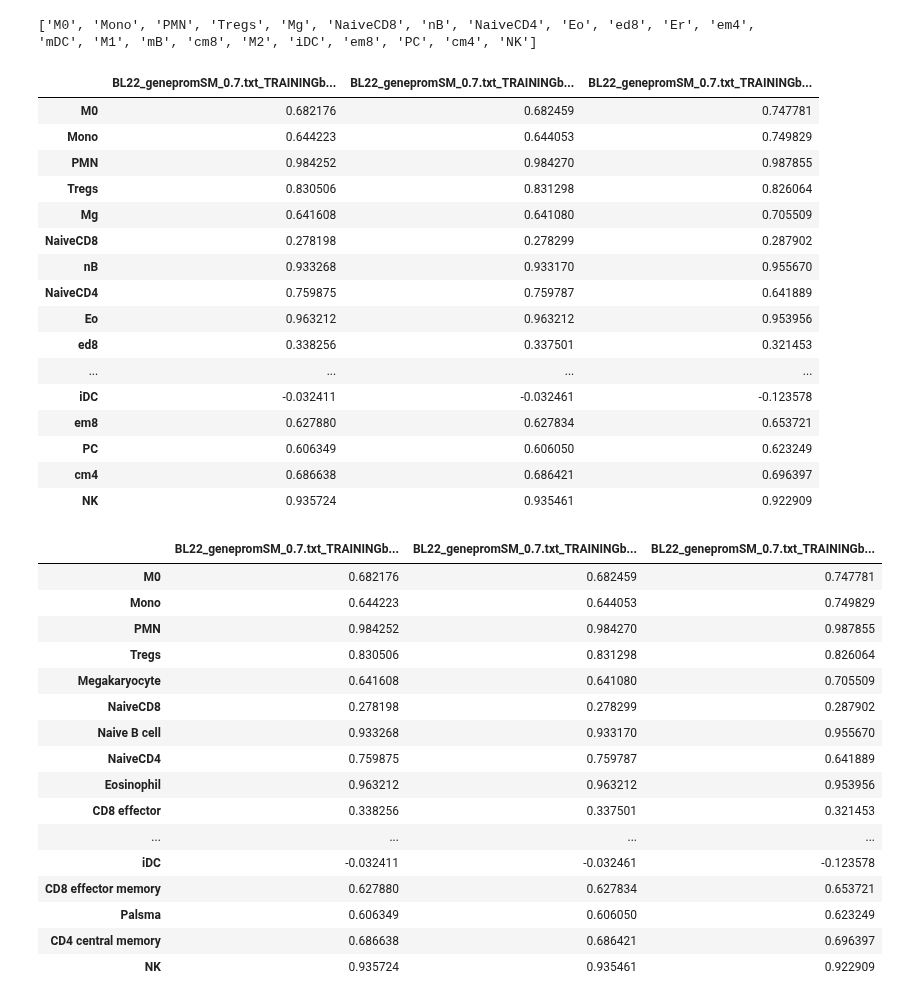
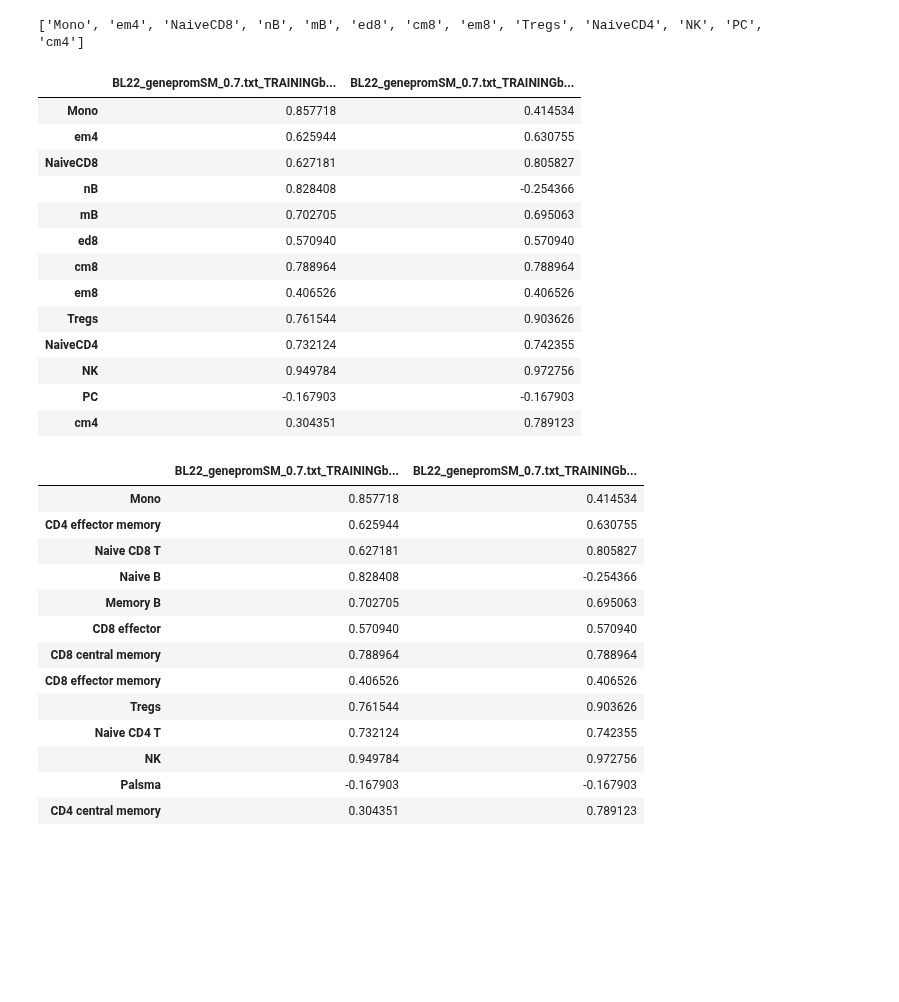
Before and after one commit to Irfanwustl/Research_code, a Jupyter notebook: Bilge/methodsummary/method_correlation_new_cellrenamed.ipynb, the cells around one changed output. Saved outputs shown, nothing was run; the diff lists cells and outputs as text; code cells hidden in the pictures; blank space fills up the shorter version.

```diff
--- a/Bilge/methodsummary/method_correlation_new_cellrenamed.ipynb
+++ b/Bilge/methodsummary/method_correlation_new_cellrenamed.ipynb
@@ -7,7 +7,7 @@ import os
 from scipy.stats.mstats import pearsonr, spearmanr
 # %%
 subset = False
-fol = '/Users/irffanalahi/Research/Research_update/SoftRD/largerEXP/BL22genepromdelta.7/insilico/testing/Performance_withbestref/towardscorr/NOwcorr/perctcorr/try1'
+fol = '/Users/irffanalahi/Research/Research_update/SoftRD/largerEXP/BL22genepromdelta.7/Realdata/corr/Morecelltypes/perct_corr/try2_formethod_summary'
 
 files = os.listdir(fol)
 
@@ -54,7 +54,7 @@ for col in columns:
 columns = new_columns
 print(columns)
 # %% [output]
-['M0', 'Mono', 'PMN', 'Tregs', 'Mg', 'NaiveCD8', 'nB', 'NaiveCD4', 'Eo', 'ed8', 'Er', 'em4', 'mDC', 'M1', 'mB', 'cm8', 'M2', 'iDC', 'em8', 'PC', 'cm4', 'NK']
+['Mono', 'em4', 'NaiveCD8', 'nB', 'mB', 'ed8', 'cm8', 'em8', 'Tregs', 'NaiveCD4', 'NK', 'PC', 'cm4']
 # %%
 def generate_df_dic(correlation, dfs, columns):
     df_corr = {}
@@ -78,42 +78,36 @@ df_pearson = pd.DataFrame.from_dict(df_pearson_dic, orient='index', columns = fi
 df_spearman = pd.DataFrame.from_dict(df_spearman_dic, orient='index', columns = files)
 display(df_pearson)
 # %% [output]
-|  | BL22_genepromSM_0.7.txt_TRAININGb... | BL22_genepromSM_0.7.txt_TRAININGb... | BL22_genepromSM_0.7.txt_TRAININGb... |
-| M0 | 0.682176 | 0.682459 | 0.747781 |
-| Mono | 0.644223 | 0.644053 | 0.749829 |
-| PMN | 0.984252 | 0.984270 | 0.987855 |
-| Tregs | 0.830506 | 0.831298 | 0.826064 |
-| Mg | 0.641608 | 0.641080 | 0.705509 |
-| NaiveCD8 | 0.278198 | 0.278299 | 0.287902 |
-| nB | 0.933268 | 0.933170 | 0.955670 |
-| NaiveCD4 | 0.759875 | 0.759787 | 0.641889 |
-| Eo | 0.963212 | 0.963212 | 0.953956 |
-| ed8 | 0.338256 | 0.337501 | 0.321453 |
-| ... | ... | ... | ... |
-| iDC | -0.032411 | -0.032461 | -0.123578 |
-| em8 | 0.627880 | 0.627834 | 0.653721 |
-| PC | 0.606349 | 0.606050 | 0.623249 |
-| cm4 | 0.686638 | 0.686421 | 0.696397 |
-| NK | 0.935724 | 0.935461 | 0.922909 |
+|  | BL22_genepromSM_0.7.txt_TRAININGb... | BL22_genepromSM_0.7.txt_TRAININGb... |
+| Mono | 0.857718 | 0.414534 |
+| em4 | 0.625944 | 0.630755 |
+| NaiveCD8 | 0.627181 | 0.805827 |
+| nB | 0.828408 | -0.254366 |
+| mB | 0.702705 | 0.695063 |
+| ed8 | 0.570940 | 0.570940 |
+| cm8 | 0.788964 | 0.788964 |
+| em8 | 0.406526 | 0.406526 |
+| Tregs | 0.761544 | 0.903626 |
+| NaiveCD4 | 0.732124 | 0.742355 |
+| NK | 0.949784 | 0.972756 |
+| PC | -0.167903 | -0.167903 |
+| cm4 | 0.304351 | 0.789123 |
 # %%
-df_pearson.rename(index={"CD4": "Naive CD4", "CD8": "Naive CD8","mB":"Memory B cell",'Mn':'Mono','CD14':'Mono','CD19':'B Cell','nB':'Naive B cell','PC':'Palsma','cm8':'CD8 central memory','em8':'CD8 effector memory','m8':'CD8 memory','ed8':'CD8 effector','cm4':'CD4 central memory','em4':'CD4 effector memory','m4':'CD4 memory','mNeu':'PMN','Eo':'Eosinophil','Tr':'Tregs','Mg':'Megakaryocyte'},inplace=True)
+df_pearson.rename(index={"NaiveCD8":"Naive CD8 T","NaiveCD4":"Naive CD4 T","CD4": "Naive CD4", "CD8": "Naive CD8","mB":"Memory B",'Mn':'Mono','CD14':'Mono','CD19':'B Cell','nB':'Naive B','PC':'Palsma','cm8':'CD8 central memory','em8':'CD8 effector memory','m8':'CD8 memory','ed8':'CD8 effector','cm4':'CD4 central memory','em4':'CD4 effector memory','m4':'CD4 memory','mNeu':'PMN','Eo':'Eosinophil','Tr':'Tregs','Mg':'Megakaryocyte'},inplace=True)
 display(df_pearson)
 # %% [output]
-|  | BL22_genepromSM_0.7.txt_TRAININGb... | BL22_genepromSM_0.7.txt_TRAININGb... | BL22_genepromSM_0.7.txt_TRAININGb... |
-| M0 | 0.682176 | 0.682459 | 0.747781 |
-| Mono | 0.644223 | 0.644053 | 0.749829 |
-| PMN | 0.984252 | 0.984270 | 0.987855 |
-| Tregs | 0.830506 | 0.831298 | 0.826064 |
-| Megakaryocyte | 0.641608 | 0.641080 | 0.705509 |
-| NaiveCD8 | 0.278198 | 0.278299 | 0.287902 |
-| Naive B cell | 0.933268 | 0.933170 | 0.955670 |
-| NaiveCD4 | 0.759875 | 0.759787 | 0.641889 |
-| Eosinophil | 0.963212 | 0.963212 | 0.953956 |
-| CD8 effector | 0.338256 | 0.337501 | 0.321453 |
-| ... | ... | ... | ... |
-| iDC | -0.032411 | -0.032461 | -0.123578 |
-| CD8 effector memory | 0.627880 | 0.627834 | 0.653721 |
-| Palsma | 0.606349 | 0.606050 | 0.623249 |
-| CD4 central memory | 0.686638 | 0.686421 | 0.696397 |
-| NK | 0.935724 | 0.935461 | 0.922909 |
+|  | BL22_genepromSM_0.7.txt_TRAININGb... | BL22_genepromSM_0.7.txt_TRAININGb... |
+| Mono | 0.857718 | 0.414534 |
+| CD4 effector memory | 0.625944 | 0.630755 |
+| Naive CD8 T | 0.627181 | 0.805827 |
+| Naive B | 0.828408 | -0.254366 |
+| Memory B | 0.702705 | 0.695063 |
+| CD8 effector | 0.570940 | 0.570940 |
+| CD8 central memory | 0.788964 | 0.788964 |
+| CD8 effector memory | 0.406526 | 0.406526 |
+| Tregs | 0.761544 | 0.903626 |
+| Naive CD4 T | 0.732124 | 0.742355 |
+| NK | 0.949784 | 0.972756 |
+| Palsma | -0.167903 | -0.167903 |
+| CD4 central memory | 0.304351 | 0.789123 |
 # %%
```
Also changed, not shown: parts of 3 cells of this notebook, 13 other files.
